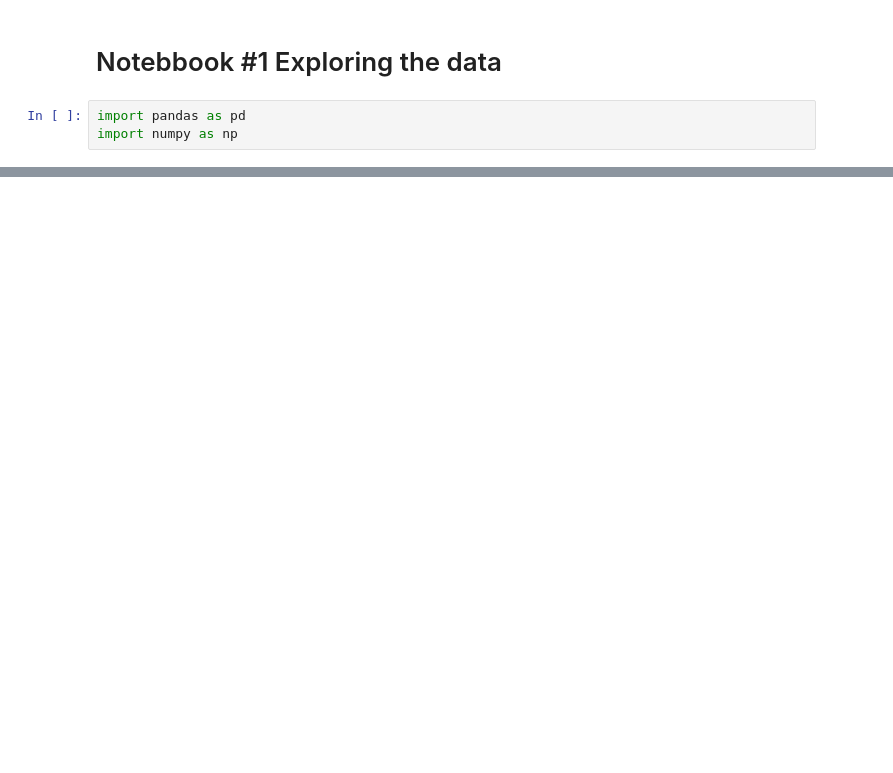
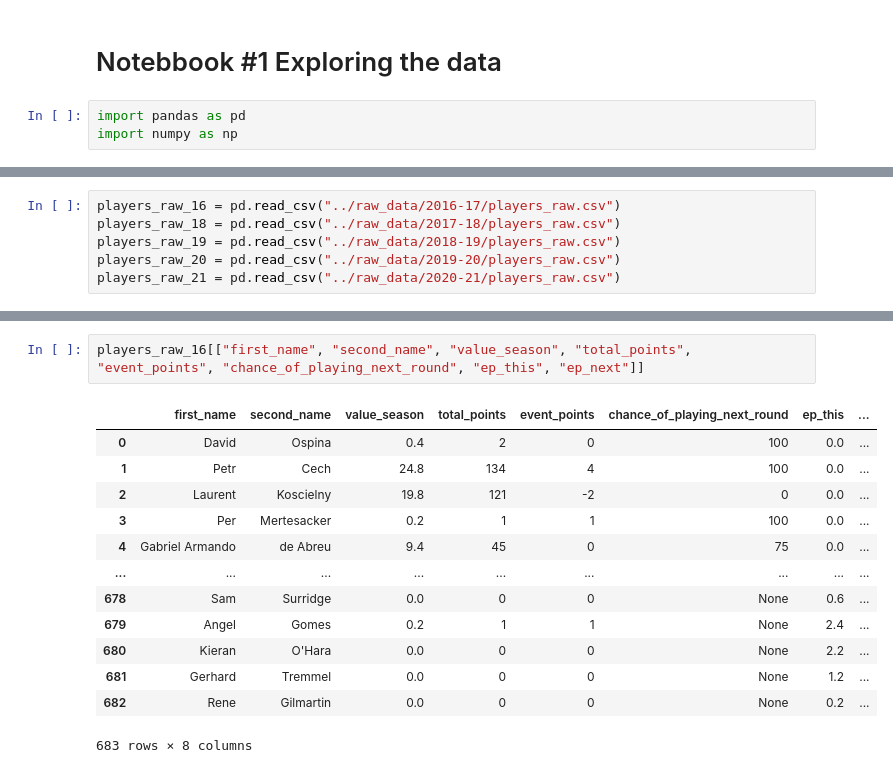
Before and after one commit to 1kruidenp/fflpred, a Jupyter notebook: notebooks/first_notebook.ipynb, the cells around one changed output, grey strips where cells are left out. Cells and saved outputs as stored; diff of their text form; blank space fills up the shorter version.

```diff
--- a/notebooks/first_notebook.ipynb
+++ b/notebooks/first_notebook.ipynb
@@ -23,0 +12,6 @@ cp2016_17
+# %%
+players_raw_16 = pd.read_csv("../raw_data/2016-17/players_raw.csv")
+players_raw_18 = pd.read_csv("../raw_data/2017-18/players_raw.csv")
+players_raw_19 = pd.read_csv("../raw_data/2018-19/players_raw.csv")
+players_raw_20 = pd.read_csv("../raw_data/2019-20/players_raw.csv")
+players_raw_21 = pd.read_csv("../raw_data/2020-21/players_raw.csv")
@@ -23,0 +114,16 @@ cp2016_17
+# %%
+players_raw_16[["first_name", "second_name", "value_season", "total_points", "event_points", "chance_of_playing_next_round", "ep_this", "ep_next"]]
+# %% [output]
+|  | first_name | second_name | value_season | total_points | event_points | chance_of_playing_next_round | ep_this | ... |
+| 0 | David | Ospina | 0.4 | 2 | 0 | 100 | 0.0 | ... |
+| 1 | Petr | Cech | 24.8 | 134 | 4 | 100 | 0.0 | ... |
+| 2 | Laurent | Koscielny | 19.8 | 121 | -2 | 0 | 0.0 | ... |
+| 3 | Per | Mertesacker | 0.2 | 1 | 1 | 100 | 0.0 | ... |
+| 4 | Gabriel Armando | de Abreu | 9.4 | 45 | 0 | 75 | 0.0 | ... |
+| ... | ... | ... | ... | ... | ... | ... | ... | ... |
+| 678 | Sam | Surridge | 0.0 | 0 | 0 | None | 0.6 | ... |
+| 679 | Angel | Gomes | 0.2 | 1 | 1 | None | 2.4 | ... |
+| 680 | Kieran | O'Hara | 0.0 | 0 | 0 | None | 2.2 | ... |
+| 681 | Gerhard | Tremmel | 0.0 | 0 | 0 | None | 1.2 | ... |
+| 682 | Rene | Gilmartin | 0.0 | 0 | 0 | None | 0.2 | ... |
+683 rows × 8 columns
```
Also changed, not shown: parts of 39 cells of this notebook.
